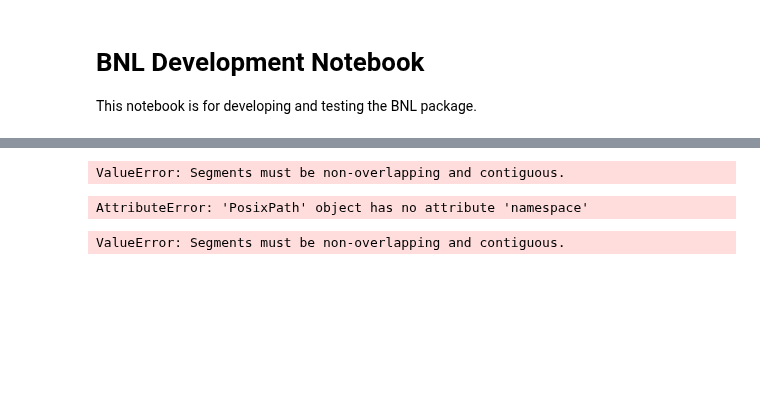
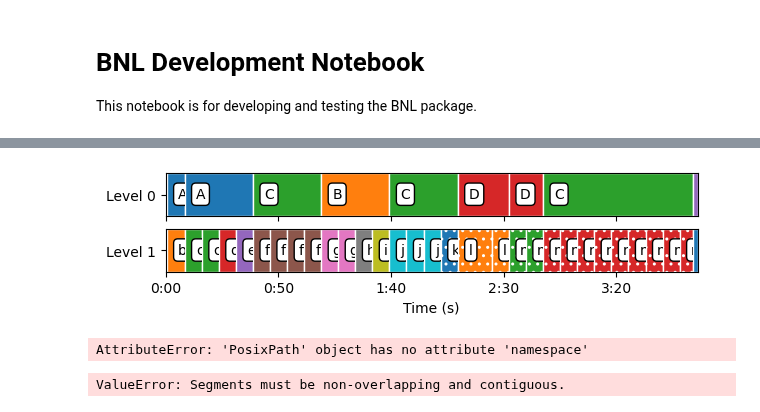
Before and after one commit to tomxi/bnl, a Jupyter notebook: notebooks/development.ipynb, the cells around one changed output, grey strips where cells are left out. Drawn from its saved outputs; the diff is of its cells as text; code cells hidden in the pictures; blank space fills up the shorter version.

```diff
--- a/notebooks/development.ipynb
+++ b/notebooks/development.ipynb
@@ -8,9 +8,7 @@ This notebook is for developing and testing the BNL package.
 
 import bnl
 # %%
-slm_ds = bnl.data.Dataset(
-    manifest_path="~/data/salami/metadata.csv"
-)
+slm_ds = bnl.data.Dataset(manifest_path="~/data/salami/metadata.csv")
 
 track = next(iter(slm_ds))
 # %%
@@ -48,0 +22,4 @@ ValueError: Segments must be non-overlapping and contiguous.
+# %%
+jam = jams.load(str(slm_ds["4"].annotations["reference"]))
+a = jam.search(namespace="segment_salami_function")[1]
+bnl.Segmentation.from_jams(a)
@@ -87,7 +35,9 @@ bnl.Segmentation.from_jams(slm_ds['2'].annotations["reference"])
-# %%
-bnl.Hierarchy.from_jams(a)
-# %% [output]
-ValueError: Segments must be non-overlapping and contiguous.
+# %%
+jam = jams.load(str(slm_ds["4"].annotations["reference"]))
+b = jam.search(namespace="multi_segment")[0]
+bnl.Hierarchy.from_jams(b).plot();
+# %% [output]
+[figure, added]
 # %%
 # %% [output]
 AttributeError: 'PosixPath' object has no attribute 'namespace'
```
Also changed, not shown: parts of 8 cells of this notebook, 6 other files.
